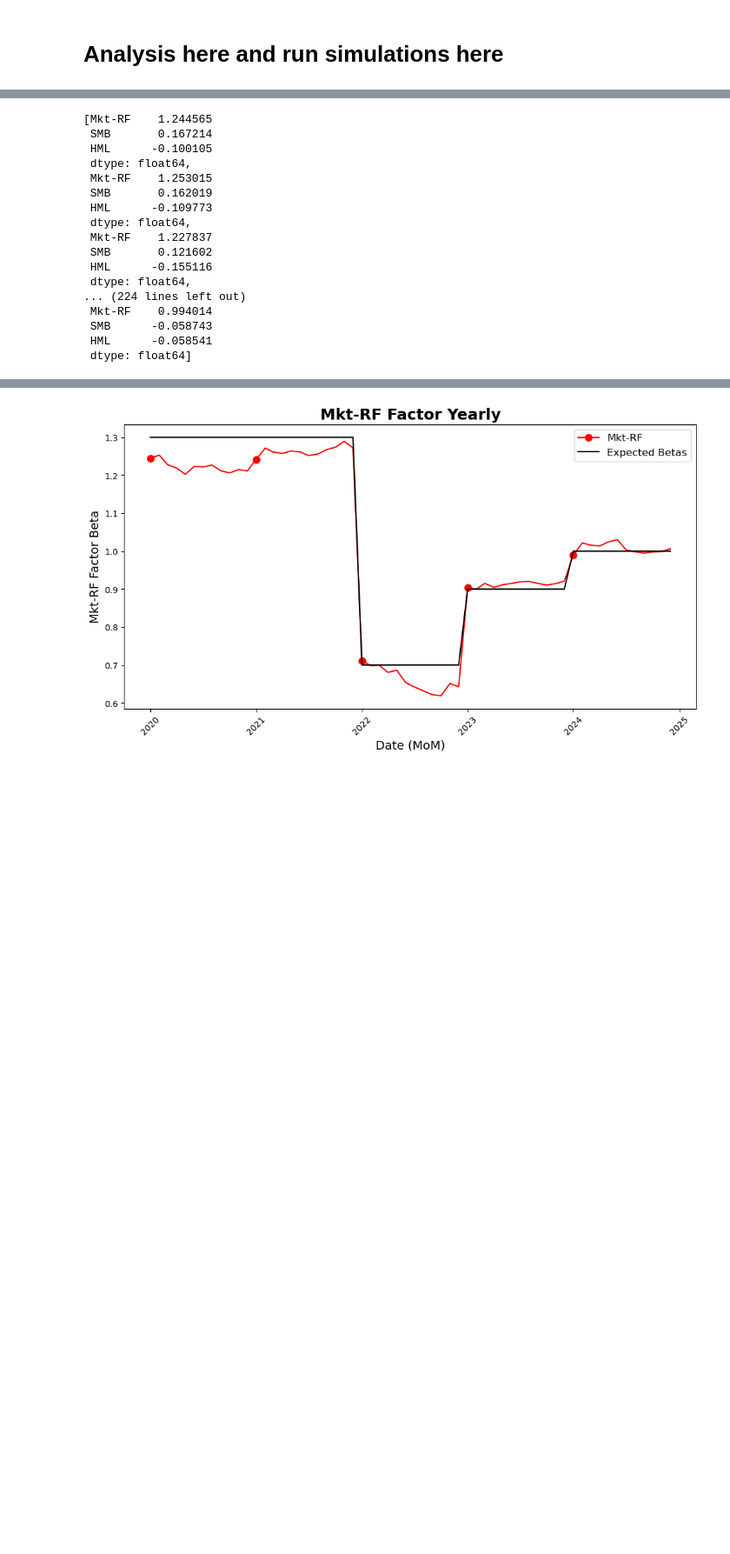
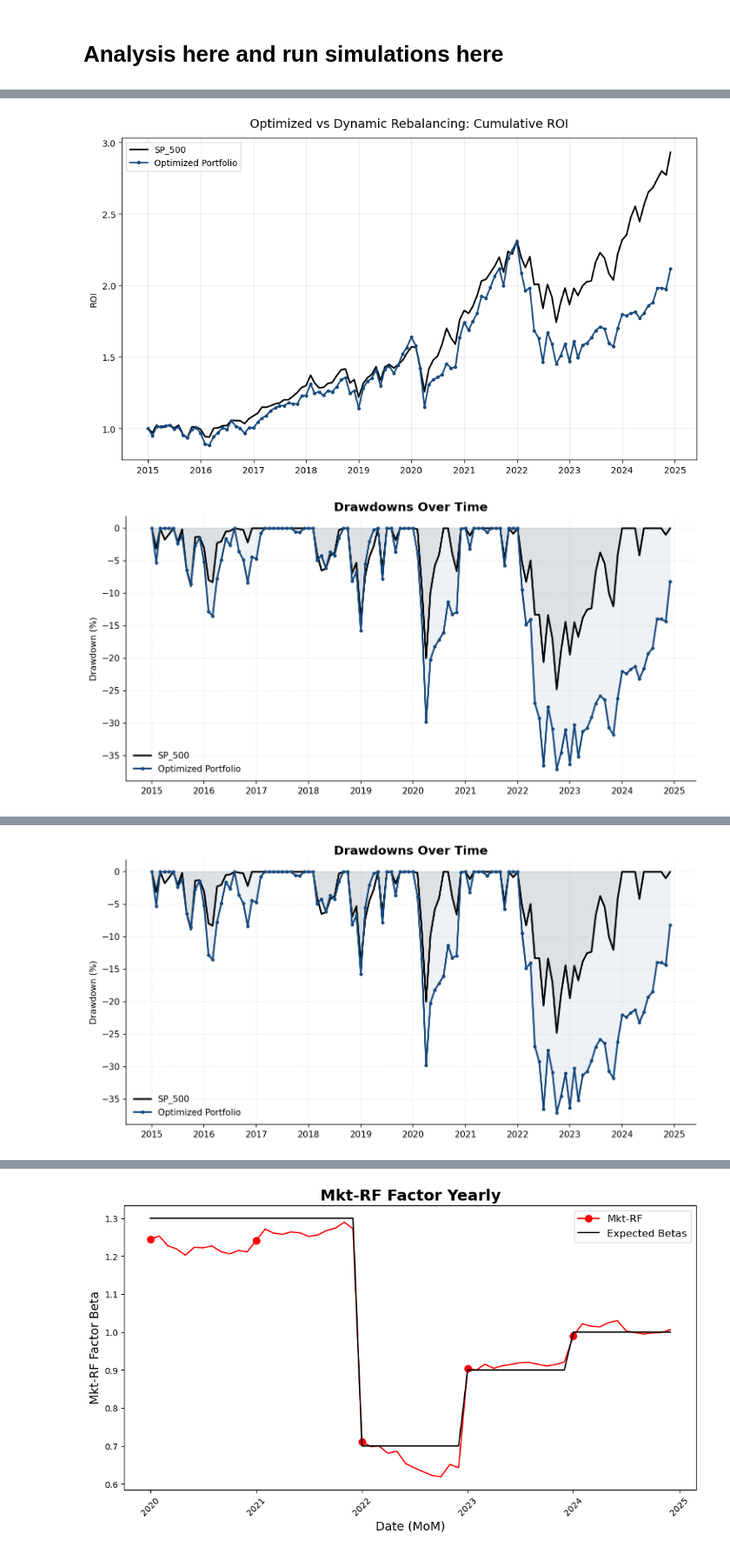
Before and after one commit to vincentbatten27/Multi-Factor_Investing, a Jupyter notebook: Multi_Factor_Fall_25/Run simulator.ipynb, the cells around one changed output, grey strips where cells are left out. Shown at 87% size. Drawn from its saved outputs; the diff is of its cells as text; code cells hidden in the pictures; blank space fills up the shorter version.

```diff
--- a/Multi_Factor_Fall_25/Run simulator.ipynb
+++ b/Multi_Factor_Fall_25/Run simulator.ipynb
@@ -1752,22 +1736,12 @@ def performance_metrics(df_roi,periods_per_year):
     }).T
     return(stats)
 # %%
-def analyze_portfolios(df_roi,periods_per_year, rebal_freq):
-
+def analyze_portfolios(df_roi,periods_per_year):
+    #famafrenchreturns_FS()
     start = str(df_roi.index[0])
     end   = str(df_roi.index[-1])
 
-    # Example: Use DGS1MO (1-month constant maturity) from FRED
-    rf = web.DataReader('DGS1MO', 'fred', start, end)
-    rf = rf.dropna()
-
-    # Convert from percent (e.g., 0.5 means 0.50%) to decimal
-    rf_dec = rf['DGS1MO'] / 100.0
-
-    # Compute annual average
-    RISK_FREE_ANNUAL_2020_2024 = rf_dec.mean()
-    # ------------------------------------------------------------
-    risk_free_monthly = (1 + RISK_FREE_ANNUAL_2020_2024)**(1 / 12) - 1
+    rf = ff3_monthly[start:end]['RF']
     # ------------------------------------------------------------
     # 1) Monthly arithmetic returns
     # ------------------------------------------------------------
@@ -1786,12 +1760,12 @@ def analyze_portfolios(df_roi,periods_per_year, rebal_freq):
     vol = monthly_ret.std() * np.sqrt(periods_per_year)
 
     # Proper downside deviation (Sortino) relative to monthly RF
-    mar = risk_free_monthly
+    mar = rf.mean()
     downside_diff = np.minimum(monthly_ret - mar, 0)  # only negative deviations
     downside_vol = np.sqrt((downside_diff**2).mean()) * np.sqrt(periods_per_year)
 
     # Excess return vs RF
-    excess = monthly_ret.sub(risk_free_monthly)
+    excess = monthly_ret.sub(mar)
     ann_excess_ret = excess.mean() * periods_per_year
 
     # Ratios
@@ -1940,11 +1914,7 @@ def analyze_portfolios(df_roi,periods_per_year, rebal_freq):
         )
 
     plt.tight_layout()
-    #plt.show()
-    if rebal_freq == 'm':
-        plot_monthly_betas()
-    else:
-        plot_yearly_betas()
+    plt.show()
     return monthly_ret, stats
 # %%
 def plot_monthly_betas():
@@ -2318,20 +2320,5 @@ for i,month in enumerate(rebalance_optimal_weights_appended.index):
-# %%
-old_b
-# %% [output]
-[Mkt-RF    1.244565
- SMB       0.167214
- HML      -0.100105
- dtype: float64,
- Mkt-RF    1.253015
- SMB       0.162019
- HML      -0.109773
- dtype: float64,
- Mkt-RF    1.227837
- SMB       0.121602
- HML      -0.155116
- dtype: float64,
-... (224 lines left out)
- Mkt-RF    0.994014
- SMB      -0.058743
- HML      -0.058541
- dtype: float64]
+# %%
+analyze_portfolios(avg_drm,12)
+# %% [output]
+[figure, added]
+[figure, added]
@@ -2337,0 +2326 @@ old_b
+[figure, added]
```
Also changed, not shown: parts of 29 cells of this notebook, 32 other files.
